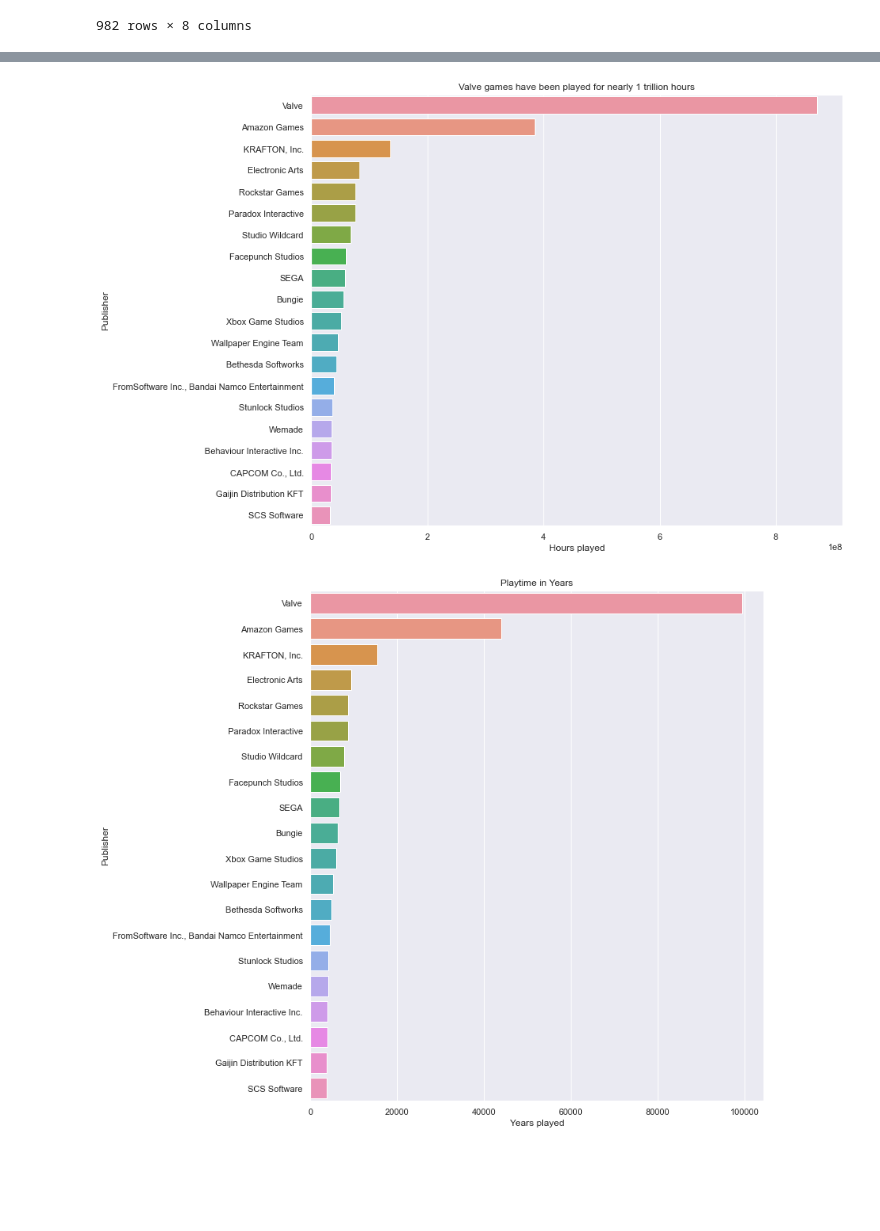
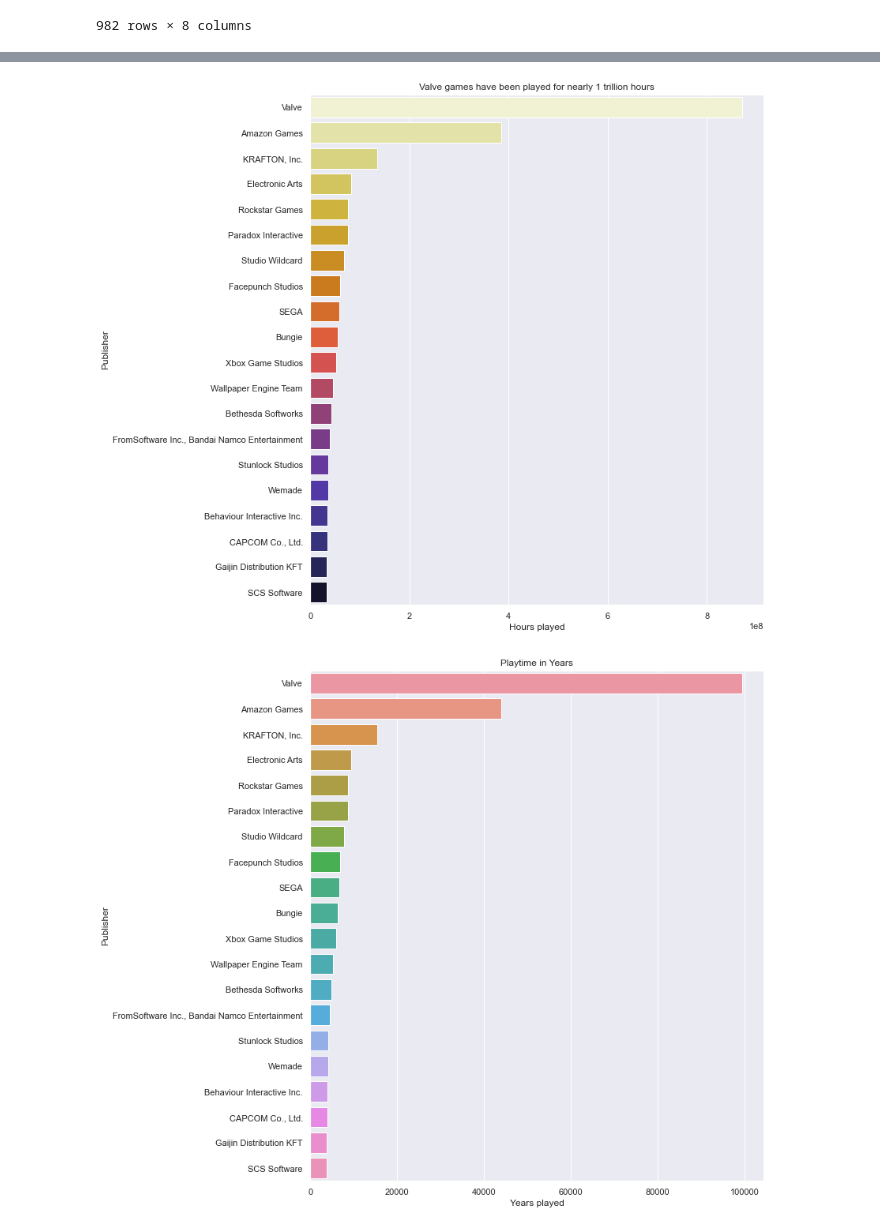
Before and after one commit to PatrickDLeduc/steam-charts-analysis, a Jupyter notebook: Most Popular Games analysis.ipynb, the cells around one changed output, grey strips where cells are left out. Saved outputs shown, nothing was run; the diff lists cells and outputs as text; code cells hidden in the pictures; blank space fills up the shorter version.

```diff
--- a/Most Popular Games analysis.ipynb
+++ b/Most Popular Games analysis.ipynb
@@ -266,13 +269,15 @@ Name: player_hours, dtype: int32
 # %%
 top_20_publishers = full_steam_df.groupby('publisher')['player_hours'].sum().sort_values(ascending=False).head(20)
 plt.figure(figsize=(12, 10))
-sns.barplot(x=top_20_publishers.values, y=top_20_publishers.index)
+sns.barplot(x=top_20_publishers.values, y=top_20_publishers.index, palette='CMRmap_r')
 plt.title('Valve games have been played for nearly 1 trillion hours')
 plt.xlabel('Hours played')
 plt.ylabel('Publisher')
+plt.tight_layout()
+plt.savefig('Games_played_hours.jpg')
 plt.show()
 # %% [output]
-[figure, old version]
+[figure, new version]
 # %%
 top_20_publishers_df = pd.DataFrame(top_20_publishers)
 
```
Also changed, not shown: parts of 4 cells of this notebook.
